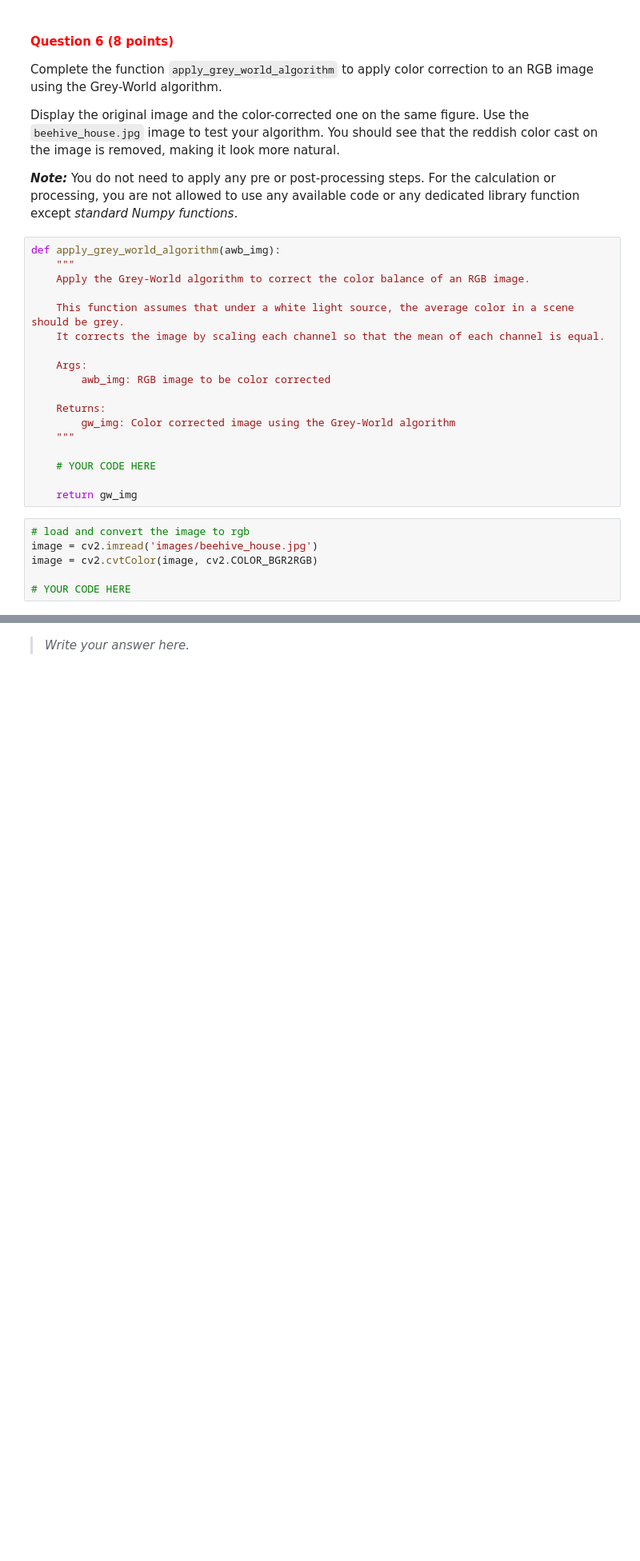
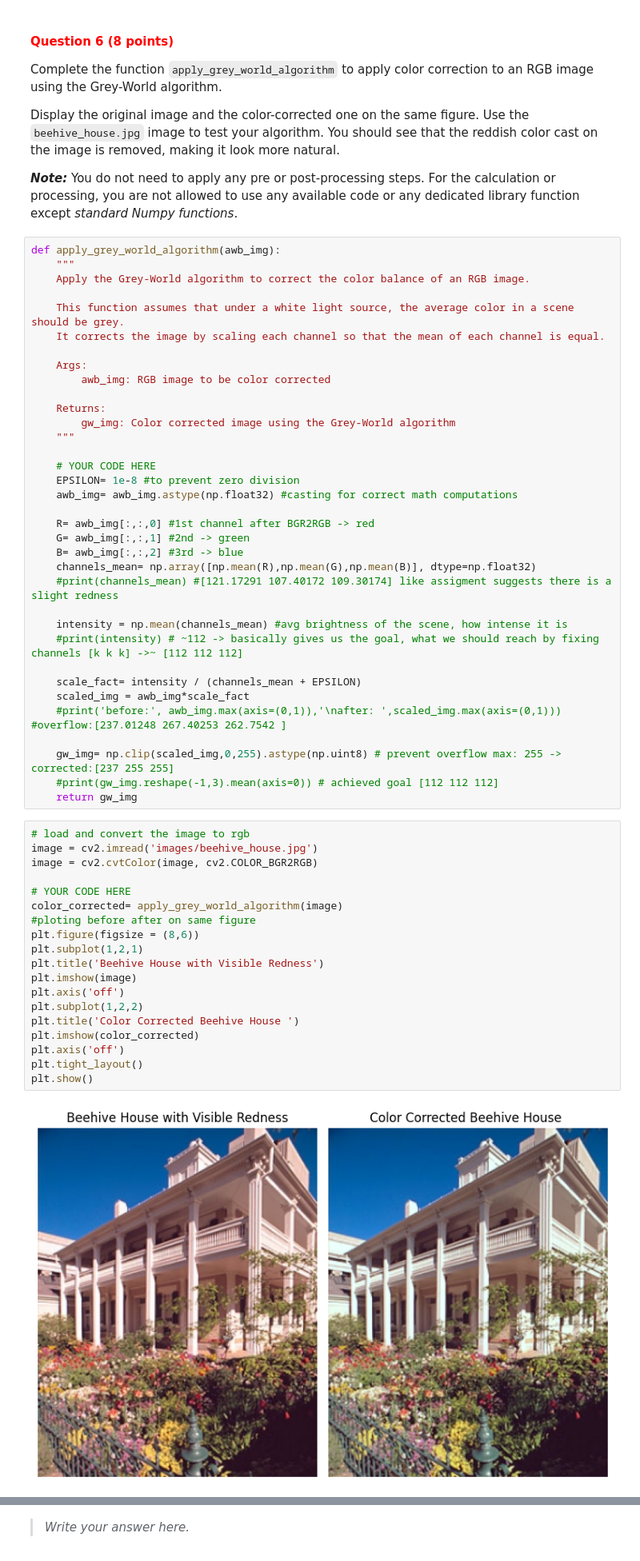
Before and after one commit to uvacv1/cv1-lab-1, a Jupyter notebook: cv1-lab-1.ipynb, the cells around one changed output, grey strips where cells are left out. Shown at 80% size. Drawn from its saved outputs; the diff is of its cells as text; blank space fills up the shorter version.

```diff
--- a/cv1-lab-1.ipynb
+++ b/cv1-lab-1.ipynb
@@ -406,12 +406,44 @@ def apply_grey_world_algorithm(awb_img):
     """
 
     # YOUR CODE HERE
+    EPSILON= 1e-8 #to prevent zero division
+    awb_img= awb_img.astype(np.float32) #casting for correct math computations
 
+    R= awb_img[:,:,0] #1st channel after BGR2RGB -> red
+    G= awb_img[:,:,1] #2nd -> green
+    B= awb_img[:,:,2] #3rd -> blue
+    channels_mean= np.array([np.mean(R),np.mean(G),np.mean(B)], dtype=np.float32)
+    #print(channels_mean) #[121.17291 107.40172 109.30174] like assigment suggests there is a slight redness
+
+    intensity = np.mean(channels_mean) #avg brightness of the scene, how intense it is
+    #print(intensity) # ~112 -> basically gives us the goal, what we should reach by fixing channels [k k k] ->~ [112 112 112]
+
+    scale_fact= intensity / (channels_mean + EPSILON)
+    scaled_img = awb_img*scale_fact
+    #print('before:', awb_img.max(axis=(0,1)),'\nafter: ',scaled_img.max(axis=(0,1))) #overflow:[237.01248 267.40253 262.7542 ]
+
+    gw_img= np.clip(scaled_img,0,255).astype(np.uint8) # prevent overflow max: 255 -> corrected:[237 255 255]
+    #print(gw_img.reshape(-1,3).mean(axis=0)) # achieved goal [112 112 112]
     return gw_img
 # %%
 # load and convert the image to rgb
 image = cv2.imread('images/beehive_house.jpg')
 image = cv2.cvtColor(image, cv2.COLOR_BGR2RGB)
 
 # YOUR CODE HERE
+color_corrected= apply_grey_world_algorithm(image)
+#ploting before after on same figure
+plt.figure(figsize = (8,6))
+plt.subplot(1,2,1)
+plt.title('Beehive House with Visible Redness')
+plt.imshow(image)
+plt.axis('off')
+plt.subplot(1,2,2)
+plt.title('Color Corrected Beehive House ')
+plt.imshow(color_corrected)
+plt.axis('off')
+plt.tight_layout()
+plt.show()
+# %% [output]
+[figure, added]
 # %% [markdown]
```
Also changed, not shown: parts of 2 cells of this notebook.
